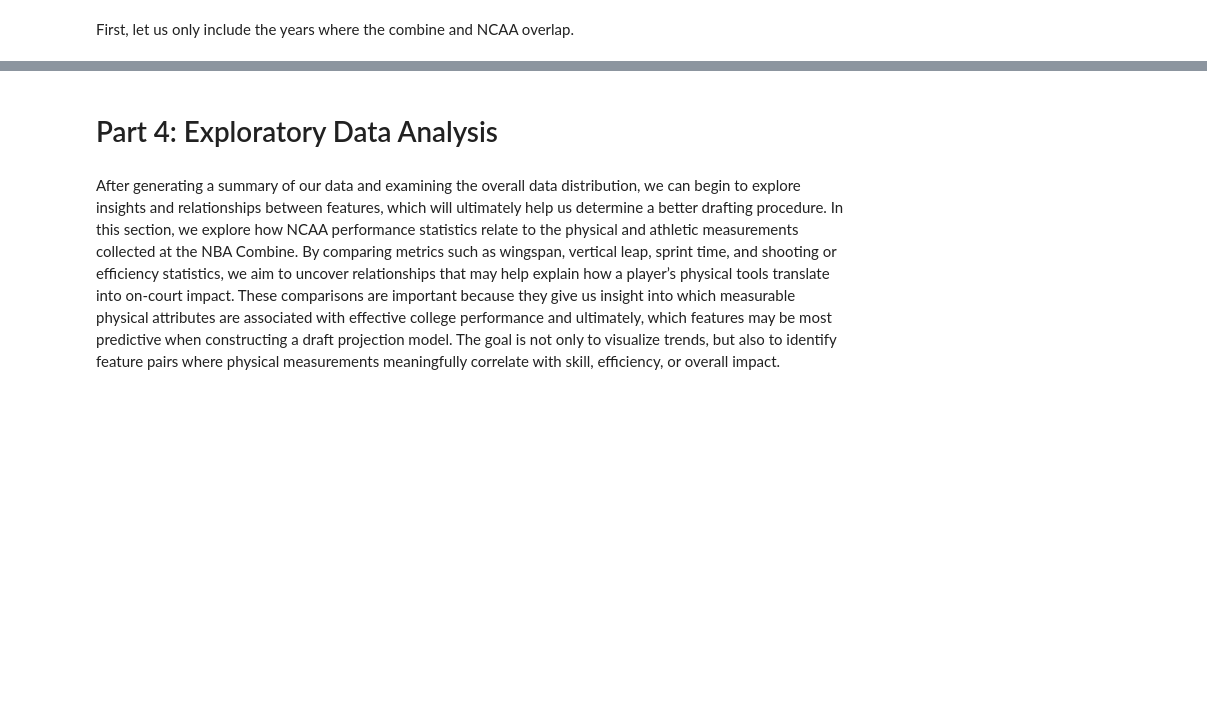
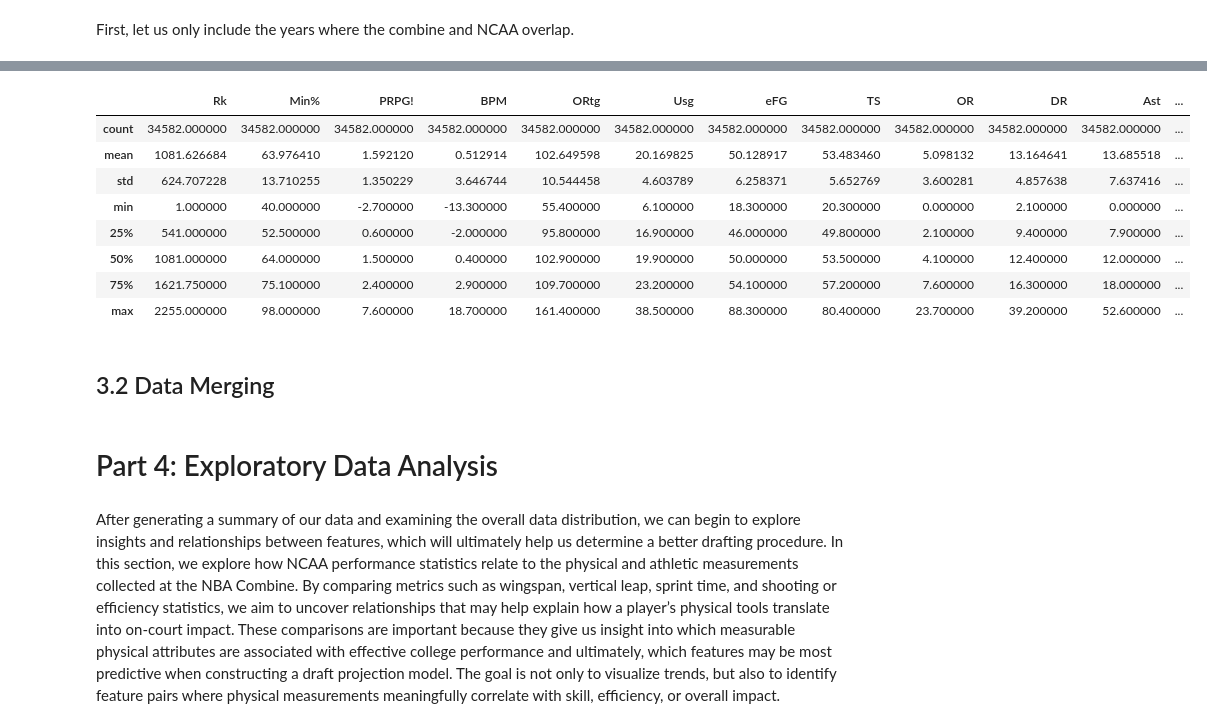
Before and after one commit to BennettHilck12/DraftEdge, a Jupyter notebook: DraftEdge.ipynb, the cells around one changed output, grey strips where cells are left out. Cells and saved outputs as stored; diff of their text form; code cells hidden in the pictures; blank space fills up the shorter version.

```diff
--- a/DraftEdge.ipynb
+++ b/DraftEdge.ipynb
@@ -220,3 +288,17 @@ ncaa_df = ncaa_df[
+# %%
+ncaa_df.describe()
+# %% [output]
+|  | Rk | Min% | PRPG! | BPM | ORtg | Usg | eFG | TS | OR | DR | Ast | ... |
+| count | 34582.000000 | 34582.000000 | 34582.000000 | 34582.000000 | 34582.000000 | 34582.000000 | 34582.000000 | 34582.000000 | 34582.000000 | 34582.000000 | 34582.000000 | ... |
+| mean | 1081.626684 | 63.976410 | 1.592120 | 0.512914 | 102.649598 | 20.169825 | 50.128917 | 53.483460 | 5.098132 | 13.164641 | 13.685518 | ... |
+| std | 624.707228 | 13.710255 | 1.350229 | 3.646744 | 10.544458 | 4.603789 | 6.258371 | 5.652769 | 3.600281 | 4.857638 | 7.637416 | ... |
+| min | 1.000000 | 40.000000 | -2.700000 | -13.300000 | 55.400000 | 6.100000 | 18.300000 | 20.300000 | 0.000000 | 2.100000 | 0.000000 | ... |
+| 25% | 541.000000 | 52.500000 | 0.600000 | -2.000000 | 95.800000 | 16.900000 | 46.000000 | 49.800000 | 2.100000 | 9.400000 | 7.900000 | ... |
+| 50% | 1081.000000 | 64.000000 | 1.500000 | 0.400000 | 102.900000 | 19.900000 | 50.000000 | 53.500000 | 4.100000 | 12.400000 | 12.000000 | ... |
+| 75% | 1621.750000 | 75.100000 | 2.400000 | 2.900000 | 109.700000 | 23.200000 | 54.100000 | 57.200000 | 7.600000 | 16.300000 | 18.000000 | ... |
+| max | 2255.000000 | 98.000000 | 7.600000 | 18.700000 | 161.400000 | 38.500000 | 88.300000 | 80.400000 | 23.700000 | 39.200000 | 52.600000 | ... |
+# %% [markdown]
+## 3.2 Data Merging
 # %% [markdown]
 # Part 4: Exploratory Data Analysis
 # %% [markdown]
```
Also changed, not shown: parts of 14 cells of this notebook.
